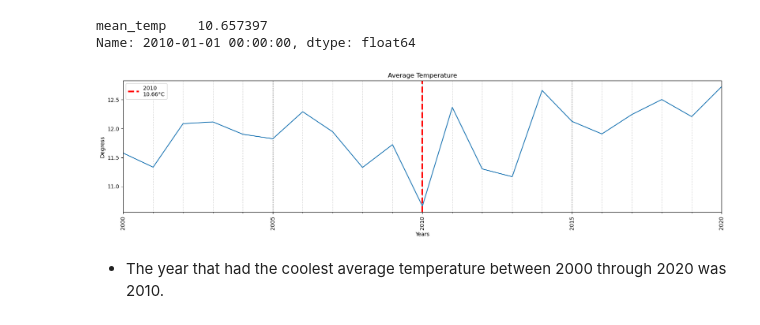
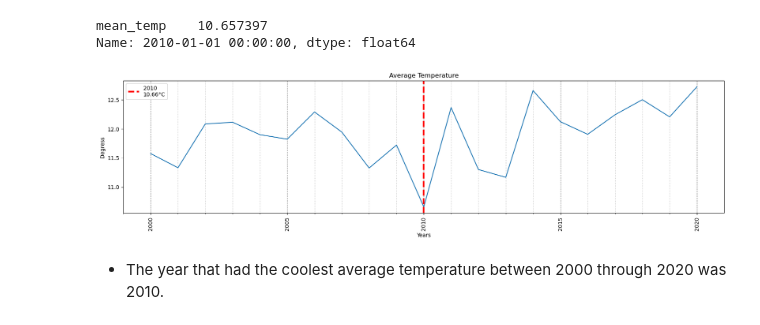
Before and after one commit to john-a-dixon/resampling-datetime-data, a Jupyter notebook: resample.ipynb, the cells around one changed output. Saved outputs shown, nothing was run; the diff lists cells and outputs as text; code cells hidden in the pictures.

```diff
--- a/resample.ipynb
+++ b/resample.ipynb
@@ -260,35 +256,35 @@ ax.set_xlabel("Years")
 ax.set_ylabel("Degress")
 # Changing margins
 # Ref: https://stackoverflow.com/questions/63719618/how-to-reduce-the-space-between-the-axes-and-the-first-and-last-bar-in-pyplot
-ax.margins(x=0.0)
+# ax.margins(x=0.0)
 
 # Major tick formatting
 ax.xaxis.set_major_locator(mdates.YearLocator(5))
 ax.xaxis.set_major_formatter(mdates.DateFormatter("%Y"))
 
 # Minor tick formatting
 ax.xaxis.set_minor_locator(mdates.YearLocator());
 
 # Minor xaxis ticks formatting
 ax.grid(which='minor', axis='x', ls=":")
 # Major xaxis ticks formatting
 ax.grid(which='major',axis='x', ls="--", color='grey')
 
 # Create a degree sign in python
 # Ref: https://stackoverflow.com/questions/3215168/how-to-get-character-in-a-string-in-python
 degree_sign = u'\N{DEGREE SIGN}'
 
 # Tick label rotation
 fig.autofmt_xdate(rotation = 90, ha = 'center')
 
 # Add a vertical line denoting the max precipitation
 ax.axvline(coolest_avg_temp_id,
            color="red",
            label=f"{coolest_avg_temp_id.strftime('%Y')}\n{round(coolest_avg_temp_val[0], 2)}{degree_sign}C",
            ls="--",
            linewidth=3);
 ax.legend();
 # %% [output]
-[figure, old version]
+[figure, new version]
 # %% [markdown]
 - The year that had the coolest average temperature between 2000 through 2020 was 2010.
```
Also changed, not shown: parts of 3 cells of this notebook.
